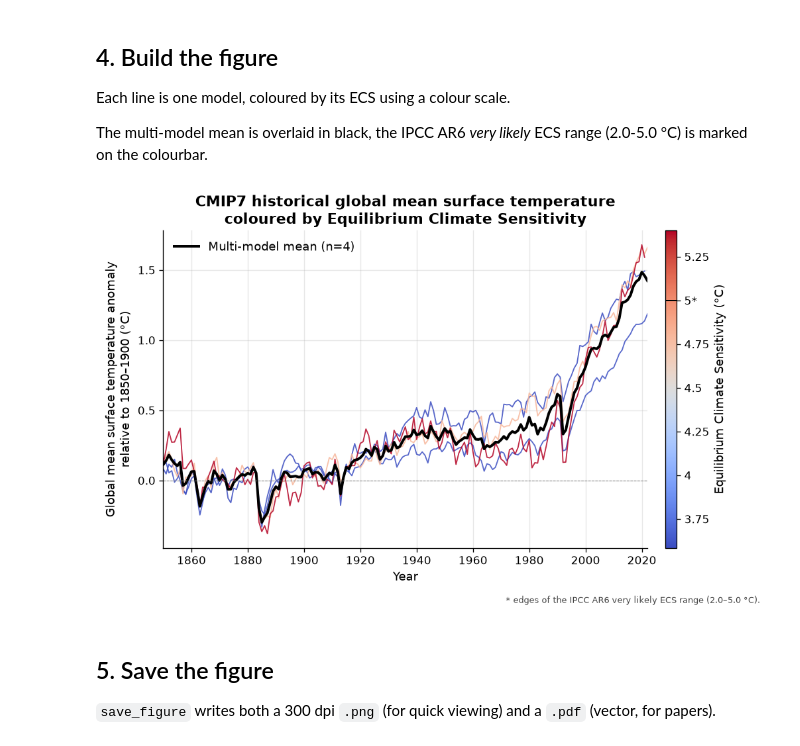
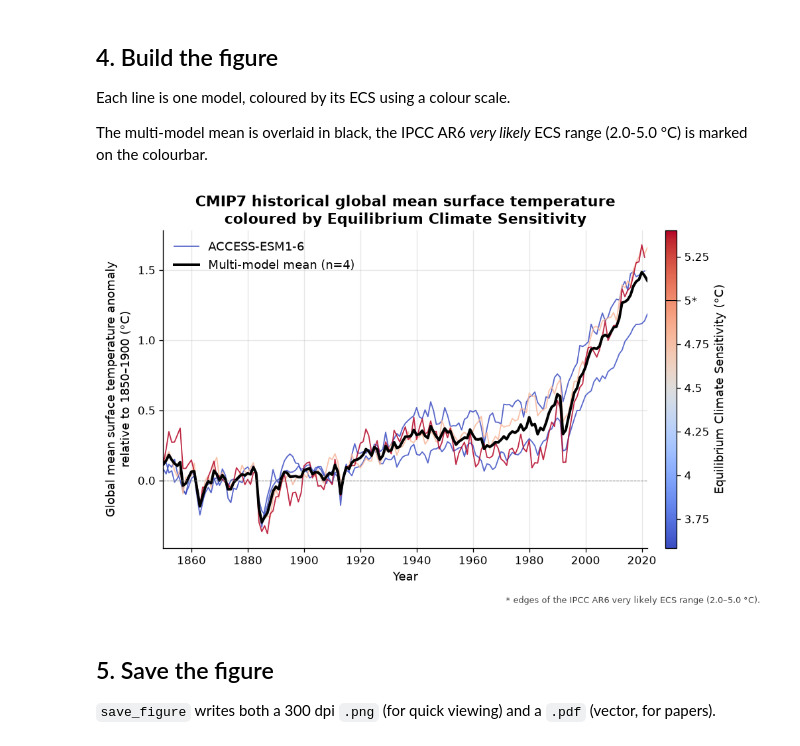
Before and after one commit to Climate-REF/climate-ref-tutorials, a Jupyter notebook: notebooks/05-ecs-temperature-figure.ipynb, the cells around one changed output. Drawn from its saved outputs; the diff is of its cells as text; code cells hidden in the pictures.

Commit message:
Feature ACCESS-ESM1-6 in CMIP7 tutorials

```diff
--- a/notebooks/05-ecs-temperature-figure.ipynb
+++ b/notebooks/05-ecs-temperature-figure.ipynb
@@ -159,6 +160,8 @@ is marked on the colourbar.
 models = [model for model in ecs_per_model.index if model in anom.columns]
 if len(models) < 2:
     raise ValueError("At least two CMIP7 models need both ECS and historical tas results")
+if "ACCESS-ESM1-6" not in models:
+    raise ValueError("ACCESS-ESM1-6 needs both ECS and historical tas results")
 ecs_vals = ecs_per_model.loc[models].to_numpy()
 
 norm = Normalize(vmin=float(ecs_vals.min()), vmax=float(ecs_vals.max()))
@@ -174,6 +177,7 @@ for model in models:
         color=cmap(norm(ecs_per_model[model])),
         linewidth=1.1,
         alpha=0.85,
+        label="ACCESS-ESM1-6" if model == "ACCESS-ESM1-6" else None,
     )
 
 mm_mean = anom[models].mean(axis=1)
@@ -194,34 +198,34 @@ ax.set_title("CMIP7 historical global mean surface temperature\ncoloured by Equi
 ax.legend(loc="upper left")
 
 sm = ScalarMappable(norm=norm, cmap=cmap)
 sm.set_array([])
 cbar = fig.colorbar(sm, ax=ax, pad=0.03, aspect=28)
 cbar.set_label("Equilibrium Climate Sensitivity (°C)")
 
 # Mark the IPCC AR6 very likely ECS range (2.0–5.0 °C) on the colourbar.
 very_likely_lo, very_likely_hi = 2.0, 5.0
 for level in (very_likely_lo, very_likely_hi):
     if norm.vmin <= level <= norm.vmax:
         cbar.ax.axhline(level, color="black", linewidth=1.2)
 
 ticks = sorted({round(t, 2) for t in cbar.get_ticks()} | {very_likely_lo, very_likely_hi})
 ticks = [t for t in ticks if norm.vmin <= t <= norm.vmax]
 cbar.set_ticks(ticks)
 cbar.set_ticklabels([f"{t:g}*" if t in (very_likely_lo, very_likely_hi) else f"{t:g}" for t in ticks])
 
 fig.text(
     0.99,
     0.01,
     "* edges of the IPCC AR6 very likely ECS range (2.0–5.0 °C).",
     ha="right",
     va="bottom",
     fontsize=8,
     color="#444444",
 )
 
 fig.tight_layout(rect=(0, 0.03, 1, 1))
 # %% [output]
-[figure, old version]
+[figure, new version]
 # %% [markdown]
 ## 5. Save the figure
 
```
Also changed, not shown: parts of 1 cell of this notebook, 4 other files.
